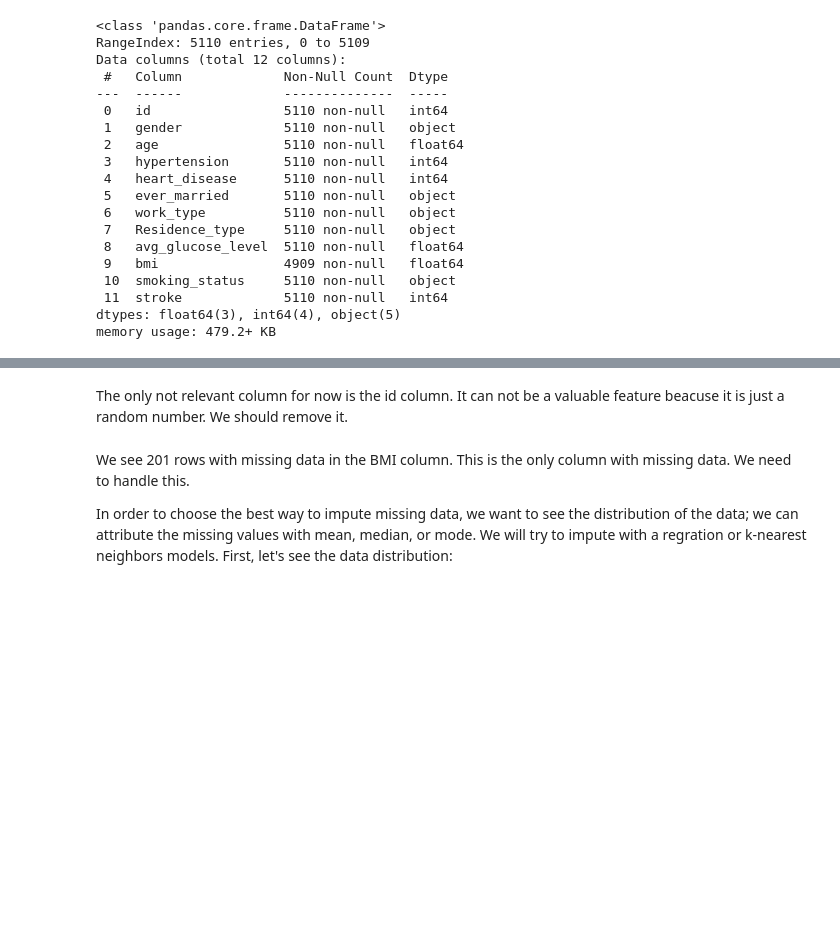
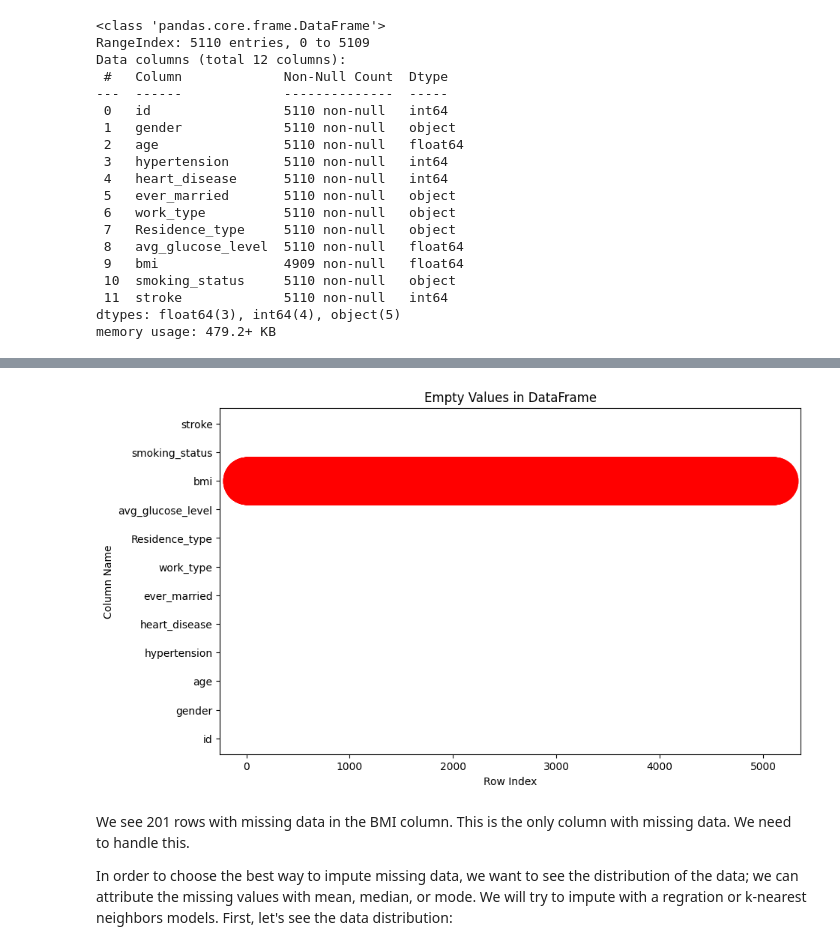
Before and after one commit to romanbash/DTSA-5509---final-project, a Jupyter notebook: stroke_prediction_dataset.ipynb, the cells around one changed output, grey strips where cells are left out. Drawn from its saved outputs; the diff is of its cells as text; code cells hidden in the pictures; blank space fills up the shorter version.

```diff
--- a/stroke_prediction_dataset.ipynb
+++ b/stroke_prediction_dataset.ipynb
@@ -114,5 +182,3 @@ bmi                  201
 smoking_status         0
 stroke                 0
 dtype: int64
-# %% [markdown]
-The only not relevant column for now is the id column. It can not be a valuable feature beacuse it is just a random number. We should remove it.
@@ -121,3 +185,19 @@ df.drop('id', axis=1, inplace=True)
+# %%
+# Create a scatter plot with varying marker point size and color
+plt.figure(figsize=(10, 6))  # Adjust the figure size if needed
+for col in df.columns:
+    empty_cells = df[col].isnull().sum()
+    plt.scatter(df.index, [col] * len(df), s=empty_cells * 10, c='red', alpha=0.5)
+
+# Customize the plot (add labels, title, etc.)
+plt.xlabel("Row Index")
+plt.ylabel("Column Name")
+plt.title("Empty Values in DataFrame")
+
+# Show the plot
+plt.show()
+# %% [output]
+[figure, added]
 # %% [markdown]
 We see 201 rows with missing data in the BMI column. This is the only column with missing data. We need to handle this.
 
```
Also changed, not shown: parts of 57 cells of this notebook.
